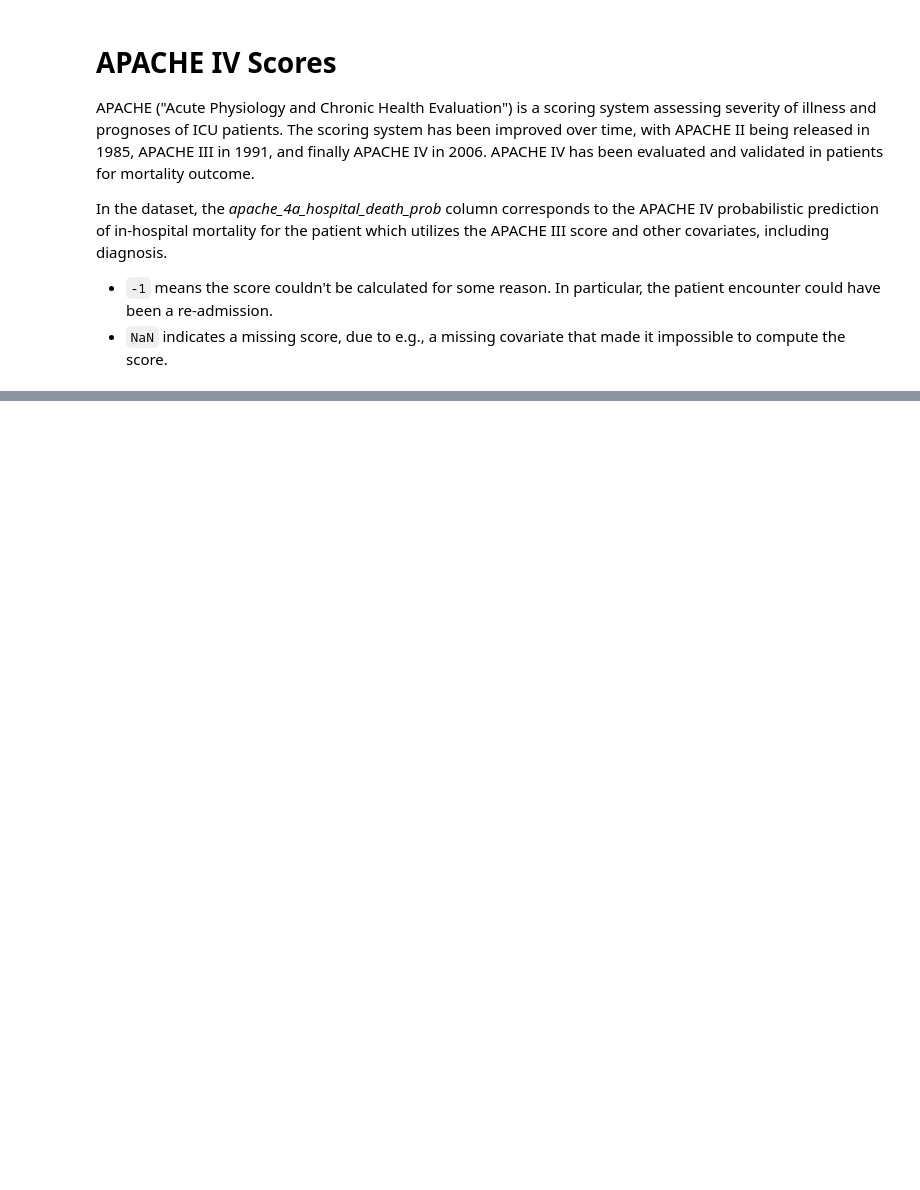
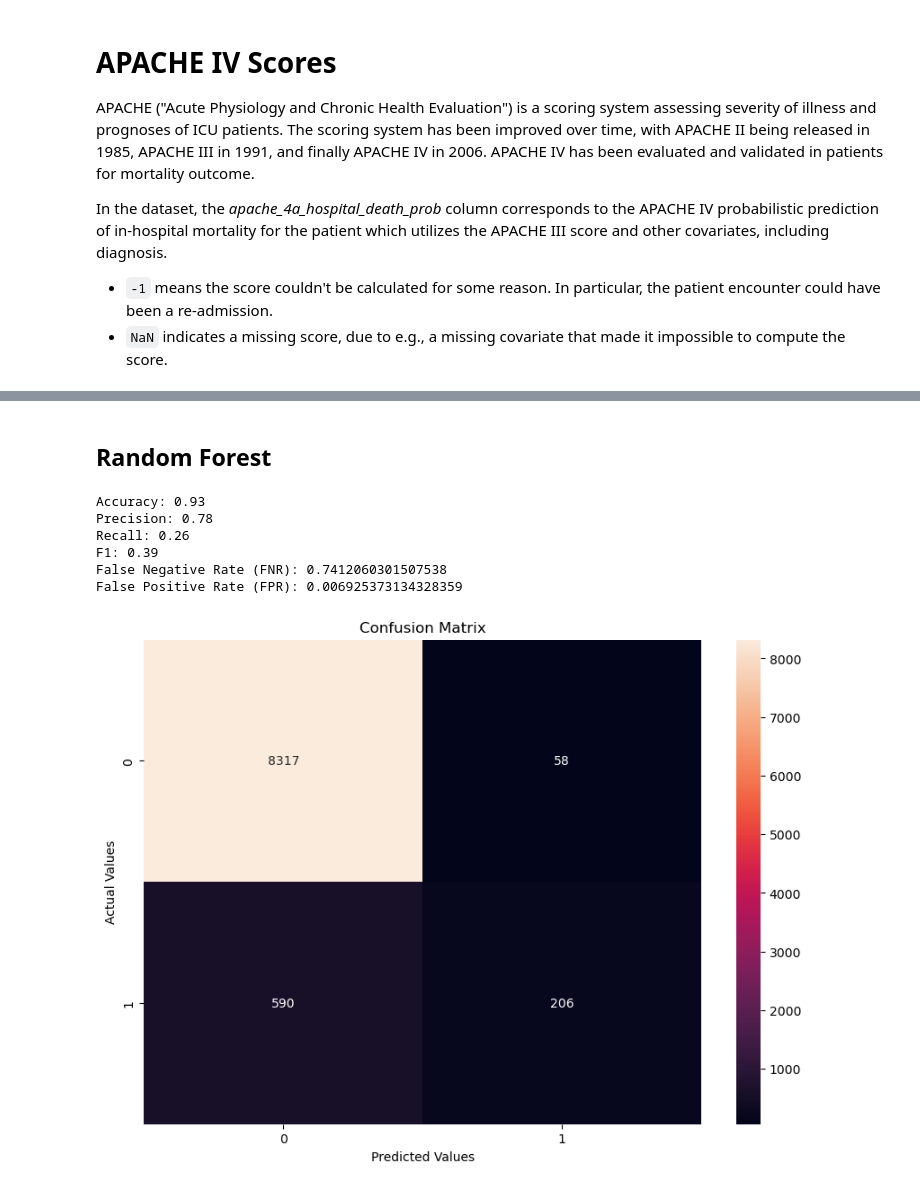
Before and after one commit to david-cons/2ix30, a Jupyter notebook: dataset_introduction.ipynb, the cells around one changed output, grey strips where cells are left out. Saved outputs shown, nothing was run; the diff lists cells and outputs as text; code cells hidden in the pictures; blank space fills up the shorter version.

```diff
--- a/dataset_introduction.ipynb
+++ b/dataset_introduction.ipynb
@@ -202,0 +269,7 @@ print("Time: %.2fs" % (time.time() - start_time))
+# %%
+class_weights_lr = {0: 1, 1: 8}
+
+lr_cw = LogisticRegression(class_weight=class_weights_lr)
+lr_cw.fit(X_train, y_train)
+cm_lr_cw = confusion_matrix(y_val, lr_cw.predict(X_val))
+getMetrics(cm_lr_cw)
@@ -214,0 +310,25 @@ plt.show()
+# %% [markdown]
+## Random Forest
+# %%
+from sklearn.ensemble import RandomForestClassifier
+
+rf = RandomForestClassifier(n_estimators=100, n_jobs=-1, random_state=42)
+
+rf.fit(X_train, y_train)
+
+predictions_rf = rf.predict(X_val)
+
+cm_rf = confusion_matrix(y_val, predictions_rf)
+# %%
+accuracy_rf, precision_rf, recall_rf, f1_rf, fnr_rf, fpr_rf = getMetrics(cm_rf)
+# %% [output]
+Accuracy: 0.93
+Precision: 0.78
+Recall: 0.26
+F1: 0.39
+False Negative Rate (FNR): 0.7412060301507538
+False Positive Rate (FPR): 0.006925373134328359
+# %%
+showConfusionMatrix(cm_rf)
+# %% [output]
+[figure, added]
```
Also changed, not shown: parts of 27 cells of this notebook.
